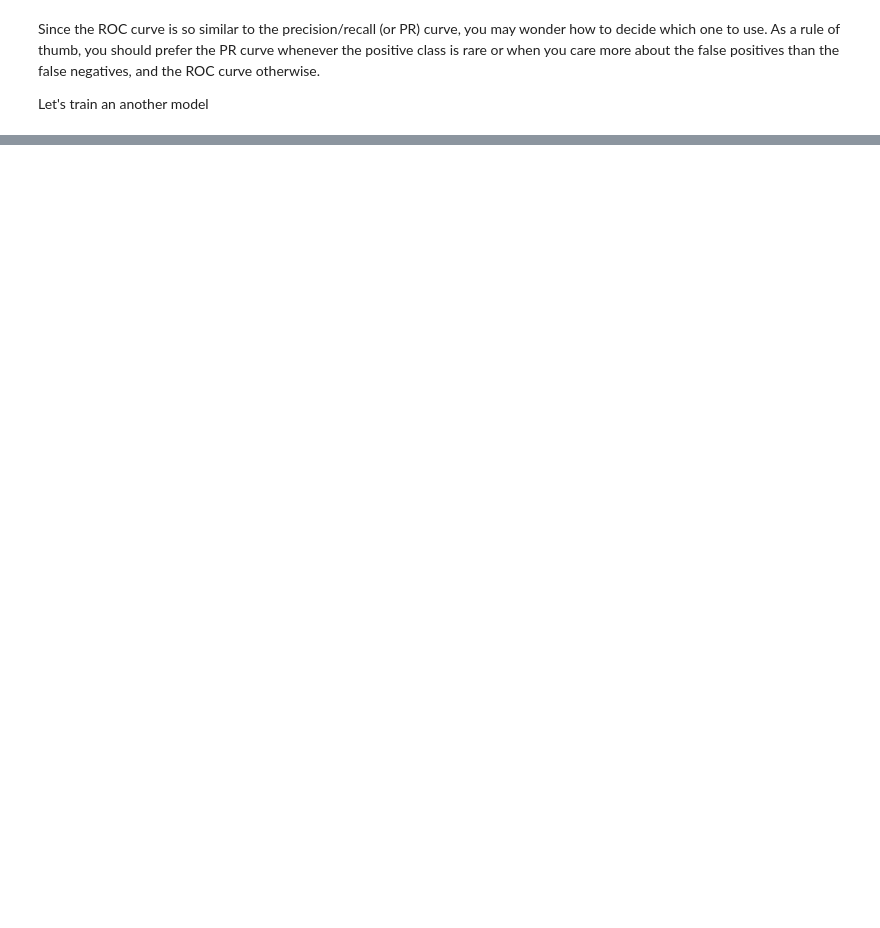
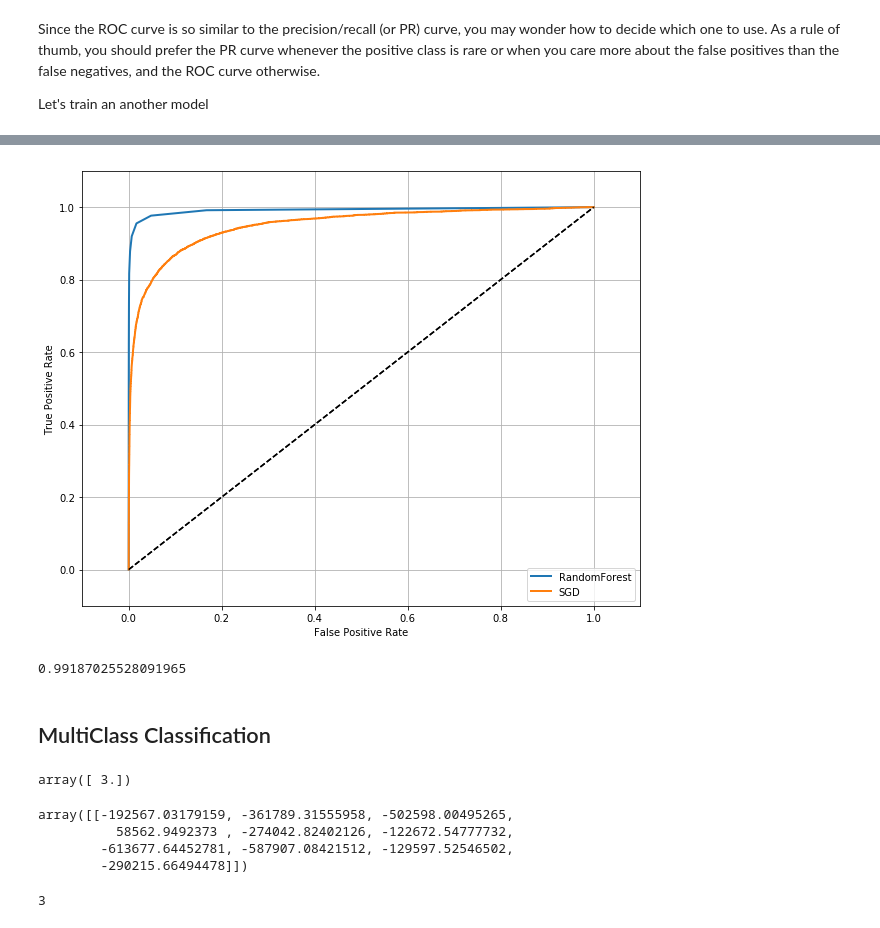
Before and after one commit to atulsingh0/MachineLearning, a Jupyter notebook: HandsOnML/03Classification.ipynb, the cells around one changed output, grey strips where cells are left out. Drawn from its saved outputs; the diff is of its cells as text; code cells hidden in the pictures; blank space fills up the shorter version.

```diff
--- a/HandsOnML/03Classification.ipynb
+++ b/HandsOnML/03Classification.ipynb
@@ -299,0 +323,34 @@ rf_clf = RandomForestClassifier(random_state=142)
+# %%
+# But to plot a ROC curve, you need scores, not probabilities.
+# A simple solution is to use the positive class’s probability as the score:
+y_forest_scores = y_pred_prob[:,-1]
+fpr_forest, tpr_forest, thresholds_forest = roc_curve(y_train_5,y_forest_scores)
+# %%
+plot_roc_curve(fpr_forest, tpr_forest, label='RandomForest')
+plot_roc_curve(fpr, tpr, label='SGD')
+# %% [output]
+[figure, added]
+# %%
+roc_auc_score(y_train_5, y_forest_scores)
+# %% [output]
+0.99187025528091965
+# %% [markdown]
+## MultiClass Classification
+# %%
+sgdm_clf = SGDClassifier(random_state=142)
+sgdm_clf.fit(X_train, y_train)
+sgdm_clf.predict([some_digits])
+# %% [output]
+array([ 3.])
+# %%
+sgdm_clf.decision_function([some_digits])
+# %% [output]
+array([[-192567.03179159, -361789.31555958, -502598.00495265,
+          58562.9492373 , -274042.82402126, -122672.54777732,
+        -613677.64452781, -587907.08421512, -129597.52546502,
+        -290215.66494478]])
+# %%
+argmax = np.argmax(sgdm_clf.decision_function([some_digits]))
+argmax
+# %% [output]
+3
```
Also changed, not shown: parts of 34 cells of this notebook.
